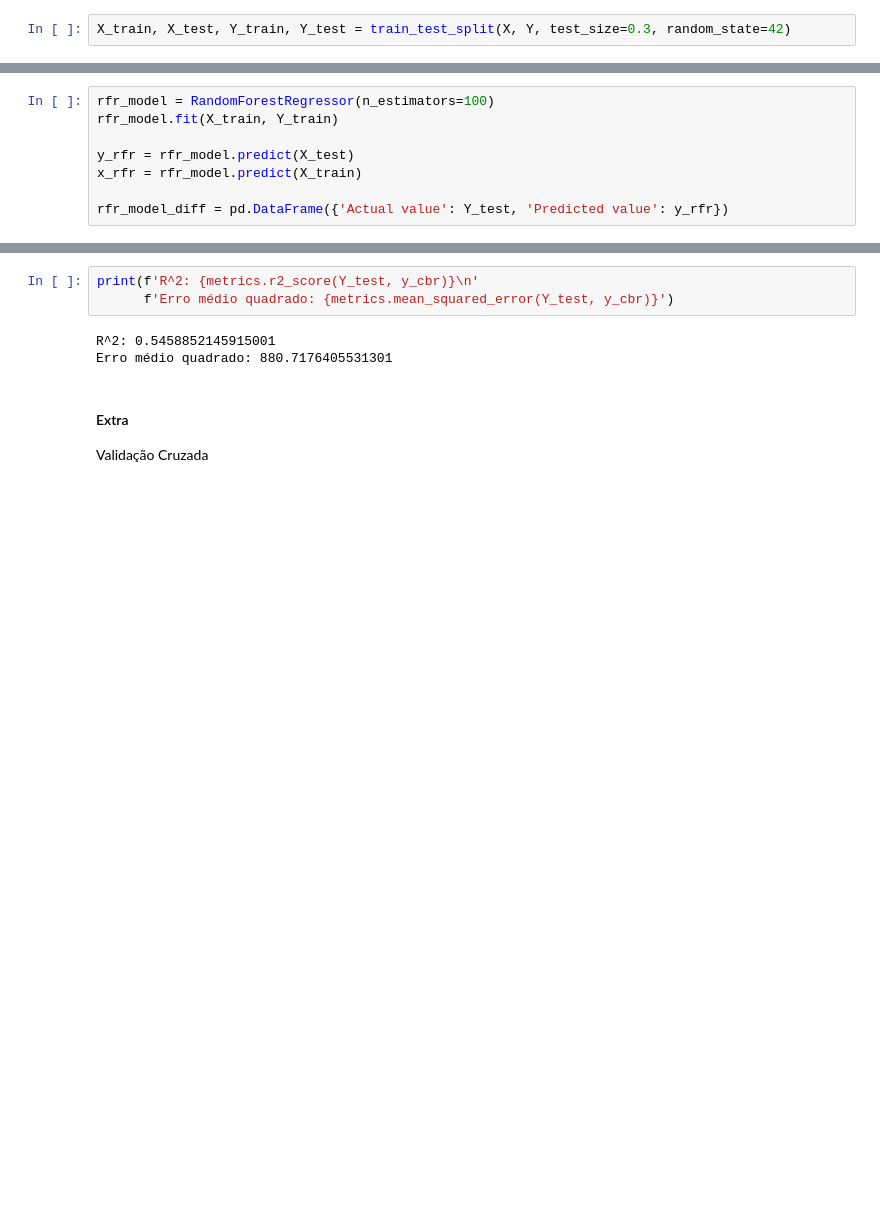
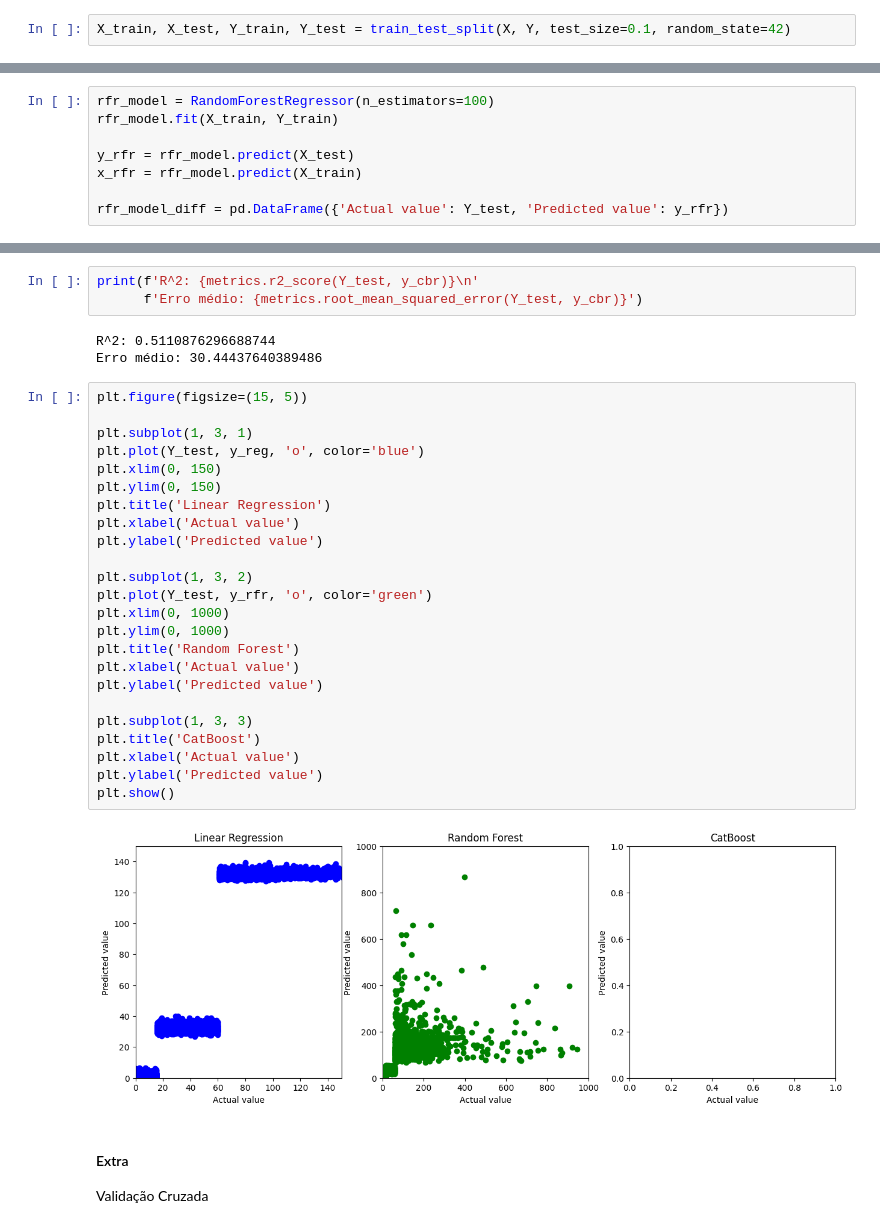
Before and after one commit to thomaskmk/cdados-3, a Jupyter notebook: teste.ipynb, the cells around one changed output, grey strips where cells are left out. Saved outputs shown, nothing was run; the diff lists cells and outputs as text; blank space fills up the shorter version.

```diff
--- a/teste.ipynb
+++ b/teste.ipynb
@@ -507,7 +507,7 @@ from sklearn.model_selection import train_test_split, cross_val_score
 from sklearn.ensemble import RandomForestRegressor
 from catboost import CatBoostRegressor
 # %%
-X_train, X_test, Y_train, Y_test = train_test_split(X, Y, test_size=0.3, random_state=42)
+X_train, X_test, Y_train, Y_test = train_test_split(X, Y, test_size=0.1, random_state=42)
 # %%
 reg_model = linear_model.LinearRegression()
 reg_model = LinearRegression().fit(X_train, Y_train)
@@ -566,9 +579,35 @@ cbr_model_diff = pd.DataFrame({'Actual value': Y_test, 'Predicted value': y_cbr}
 # %%
 print(f'R^2: {metrics.r2_score(Y_test, y_cbr)}\n'
-      f'Erro médio quadrado: {metrics.mean_squared_error(Y_test, y_cbr)}')
+      f'Erro médio: {metrics.root_mean_squared_error(Y_test, y_cbr)}')
 # %% [output]
-R^2: 0.5458852145915001
-Erro médio quadrado: 880.7176405531301
+R^2: 0.5110876296688744
+Erro médio: 30.44437640389486
+# %%
+plt.figure(figsize=(15, 5))
+
+plt.subplot(1, 3, 1)
+plt.plot(Y_test, y_reg, 'o', color='blue')
+plt.xlim(0, 150)
+plt.ylim(0, 150)
+plt.title('Linear Regression')
+plt.xlabel('Actual value')
+plt.ylabel('Predicted value')
+
+plt.subplot(1, 3, 2)
+plt.plot(Y_test, y_rfr, 'o', color='green')
+plt.xlim(0, 1000)
+plt.ylim(0, 1000)
+plt.title('Random Forest')
+plt.xlabel('Actual value')
+plt.ylabel('Predicted value')
+
+plt.subplot(1, 3, 3)
+plt.title('CatBoost')
+plt.xlabel('Actual value')
+plt.ylabel('Predicted value')
+plt.show()
+# %% [output]
+[figure, added]
 # %% [markdown]
 #### Extra
 
```
Also changed, not shown: parts of 4 cells of this notebook, 4 other files.
